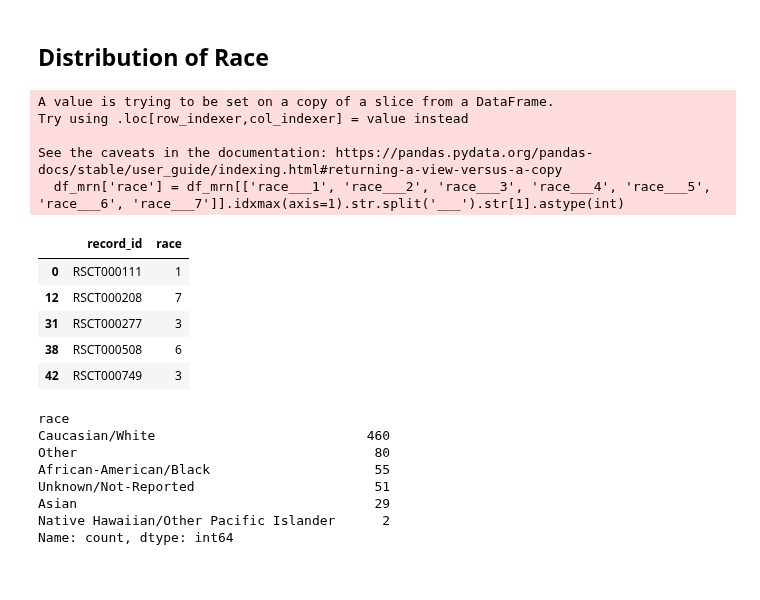
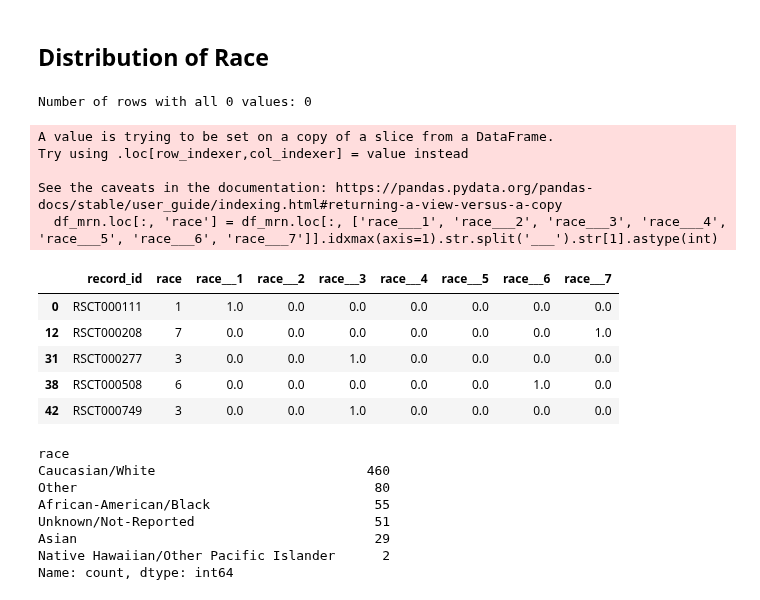
Before and after one commit to AmauryPelzer/Engel-outcome-prediction, a Jupyter notebook: notebooks/1. exploratory/exploratory.ipynb, the cells around one changed output. Drawn from its saved outputs; the diff is of its cells as text; code cells hidden in the pictures.

```diff
--- a/notebooks/1. exploratory/exploratory.ipynb
+++ b/notebooks/1. exploratory/exploratory.ipynb
@@ -54,7 +57,7 @@ plt.show()
 # %%
 # Before, 1 represented female and 2 represented male
 # Now, 0 represents female and 1 represents male
-df_mrn["sex_gender"] = df_mrn["sex_gender"].map({1: 0, 2: 1})
+df_mrn.loc[:,"sex_gender"] = df_mrn["sex_gender"].map({1: 0, 2: 1})
 
 # Define a mapping dictionary
 gender_mapping = {0: 'female', 1: 'male'}
@@ -194,21 +184,27 @@ Passing `palette` without assigning `hue` is deprecated and will be removed in v
 # %% [markdown]
 ## Distribution of Race
 # %%
+# Check for rows where all values are 0
+print("Number of rows with all 0 values:" ,(df_mrn.loc[:, ['race___1', 'race___2', 'race___3', 'race___4', 'race___5', 'race___6', 'race___7']] == 0).all(axis=1).sum())
+
 # Create 1 column out of the 7 dummy variables for race
-df_mrn['race'] = df_mrn[['race___1', 'race___2', 'race___3', 'race___4', 'race___5', 'race___6', 'race___7']].idxmax(axis=1).str.split('___').str[1].astype(int)
-df_mrn[["record_id", "race"]].head()
+df_mrn.loc[:, 'race'] = df_mrn.loc[:, ['race___1', 'race___2', 'race___3', 'race___4', 'race___5', 'race___6', 'race___7']].idxmax(axis=1).str.split('___').str[1].astype(int)
+
+# Check that it worked
+df_mrn[["record_id", "race", 'race___1', 'race___2', 'race___3', 'race___4', 'race___5', 'race___6', 'race___7']].head()
 # %% [output]
-A value is trying to be set on a copy of a slice from a DataFrame.
-Try using .loc[row_indexer,col_indexer] = value instead
-
-See the caveats in the documentation: https://pandas.pydata.org/pandas-docs/stable/user_guide/indexing.html#returning-a-view-versus-a-copy
-  df_mrn['race'] = df_mrn[['race___1', 'race___2', 'race___3', 'race___4', 'race___5', 'race___6', 'race___7']].idxmax(axis=1).str.split('___').str[1].astype(int)
+Number of rows with all 0 values: 0
+A value is trying to be set on a copy of a slice from a DataFrame.
+Try using .loc[row_indexer,col_indexer] = value instead
+
+See the caveats in the documentation: https://pandas.pydata.org/pandas-docs/stable/user_guide/indexing.html#returning-a-view-versus-a-copy
+  df_mrn.loc[:, 'race'] = df_mrn.loc[:, ['race___1', 'race___2', 'race___3', 'race___4', 'race___5', 'race___6', 'race___7']].idxmax(axis=1).str.split('___').str[1].astype(int)
-|  | record_id | race |
-| 0 | RSCT000111 | 1 |
-| 12 | RSCT000208 | 7 |
-| 31 | RSCT000277 | 3 |
-| 38 | RSCT000508 | 6 |
-| 42 | RSCT000749 | 3 |
+|  | record_id | race | race___1 | race___2 | race___3 | race___4 | race___5 | race___6 | race___7 |
+| 0 | RSCT000111 | 1 | 1.0 | 0.0 | 0.0 | 0.0 | 0.0 | 0.0 | 0.0 |
+| 12 | RSCT000208 | 7 | 0.0 | 0.0 | 0.0 | 0.0 | 0.0 | 0.0 | 1.0 |
+| 31 | RSCT000277 | 3 | 0.0 | 0.0 | 1.0 | 0.0 | 0.0 | 0.0 | 0.0 |
+| 38 | RSCT000508 | 6 | 0.0 | 0.0 | 0.0 | 0.0 | 0.0 | 1.0 | 0.0 |
+| 42 | RSCT000749 | 3 | 0.0 | 0.0 | 1.0 | 0.0 | 0.0 | 0.0 | 0.0 |
 # %%
 # Define a mapping dictionary
 race_mapping = {1: 'African-American/Black', 2: 'Asian', 3: 'Caucasian/White', 4: 'Native American.Alaska Native', 5: 'Native Hawaiian/Other Pacific Islander', 6: 'Other', 7: 'Unknown/Not-Reported'}
```
Also changed, not shown: parts of 14 cells of this notebook.
